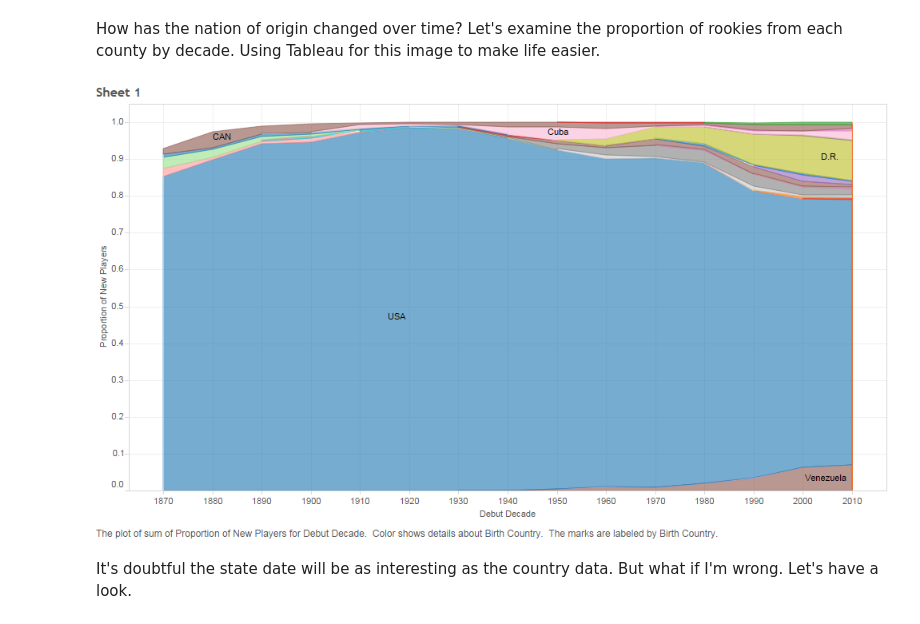
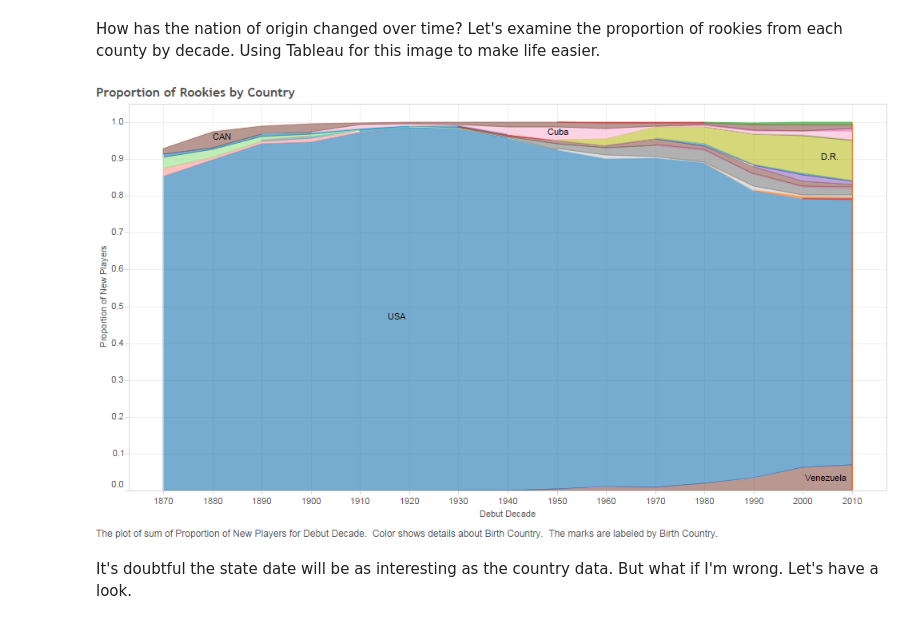
Before and after one commit to kenEldridge/baseball, a Jupyter notebook: baseball.ipynb, the cells around one changed output. Saved outputs shown, nothing was run; the diff lists cells and outputs as text; code cells hidden in the pictures.

```diff
--- a/baseball.ipynb
+++ b/baseball.ipynb
@@ -301,9 +301,9 @@ birth_loc_cnt.head()
 # %% [markdown]
 How has the nation of origin changed over time?  Let's examine the proportion of rookies from each county by decade.  Using Tableau for this image to make life easier.
 # %%
-Image(filename='baseball_birth_country.png')
+Image(filename='ProportionofRookiesbyCountry.png')
 # %% [output]
-[figure, old version]
+[figure, new version]
 # %% [markdown]
 It's doubtful the state date will be as interesting as the country data.  But what if I'm wrong.  Let's have a look.
 # %%
```
Also changed, not shown: parts of 1 cell of this notebook.
